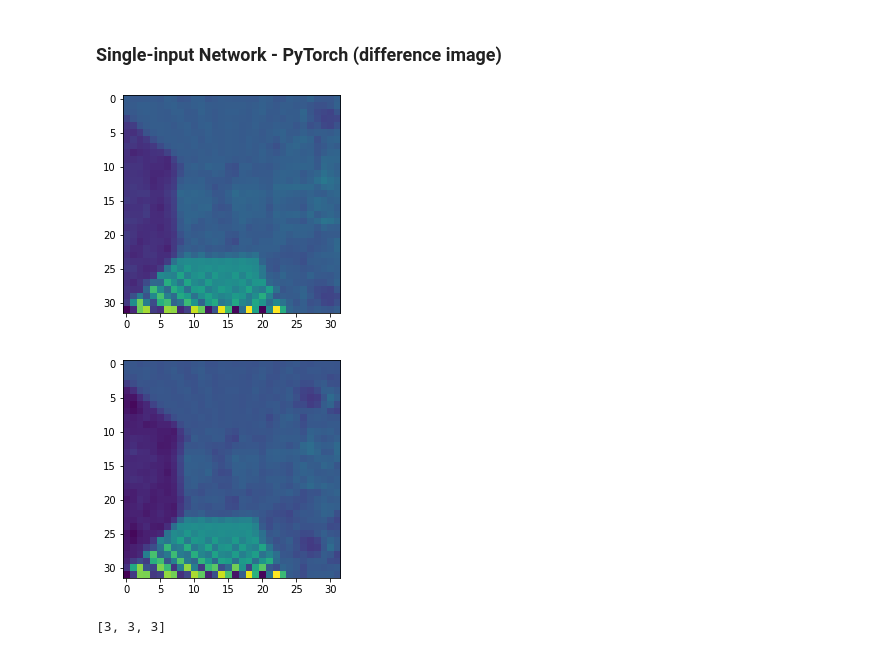
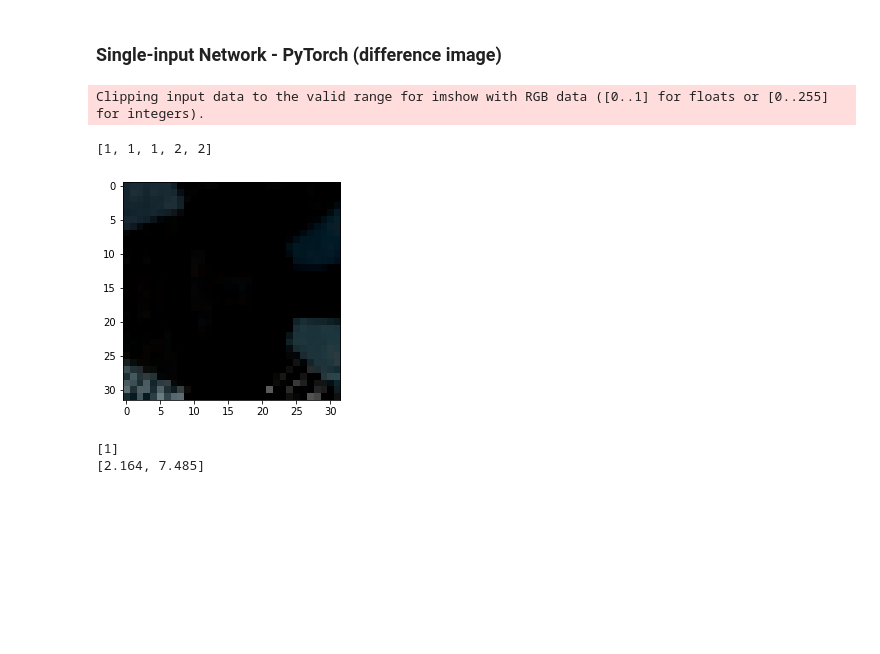
Before and after one commit to Mariusmarten/SpatialMemory, a Jupyter notebook: _network-training-Feedforward.ipynb, the cells around one changed output. Saved outputs shown, nothing was run; the diff lists cells and outputs as text; code cells hidden in the pictures; blank space fills up the shorter version.

```diff
--- a/_network-training-Feedforward.ipynb
+++ b/_network-training-Feedforward.ipynb
@@ -43,6 +43,9 @@ with open('datasets/oracle_reversed_random_data.pickle', 'rb') as handle:
 
 with open('datasets/random_data.pickle', 'rb') as handle:
     random_data = pickle.load(handle)
+
+with open('datasets/tmaze_random_reverse_data.pickle', 'rb') as handle:
+    tmaze_random_reverse_data = pickle.load(handle)
 # %%
 '''
 Use Dataloader to make the data ready for the training loop
@@ -134,3 +166,31 @@ with open('datasets/random_data.pickle', 'rb') as handle:
+# %%
+k = 4
+
+img = []
+act = []
+for i in range(5):
+
+    act.append(oracle_data['actions'][k + i])
+    img.append(oracle_data['observations'][k + i])
+
+print(act)
+
+new = img[0] - img[4]
+
+plt.imshow(new)
+plt.show()
+
+print([1])
+
+coord = oracle_data['positions'][4]
+x, _, y = coord
+print([round(x, 3), round(y, 3)])
+# %% [output]
+Clipping input data to the valid range for imshow with RGB data ([0..1] for floats or [0..255] for integers).
+[1, 1, 1, 2, 2]
+[figure, added]
+[1]
+[2.164, 7.485]
 # %%
 '''
 Use Dataloader to make the data ready for the training loop
@@ -147,19 +221,3 @@ oracle_test_data = preprocess.ObtainDualDataset(test_data, 'observationsA','obse
 batch_size = 64
 dataset_loader_train_data = DataLoader(oracle_train_data, batch_size=batch_size, shuffle=True)
 dataset_loader_test_data = DataLoader(oracle_test_data, batch_size=batch_size, shuffle=True)
-# %%
-imagesA, imagesB, labels = next(iter(oracle_train_data))
-
-from matplotlib import pyplot as plt
-
-plt.imshow(imagesA[0])
-plt.show()
-
-plt.imshow(imagesB[0])
-plt.show()
-
-print(labels)
-# %% [output]
-[figure, removed]
-[figure, removed]
-[3, 3, 3]
```
Also changed, not shown: parts of 13 cells of this notebook, 4 other files.
